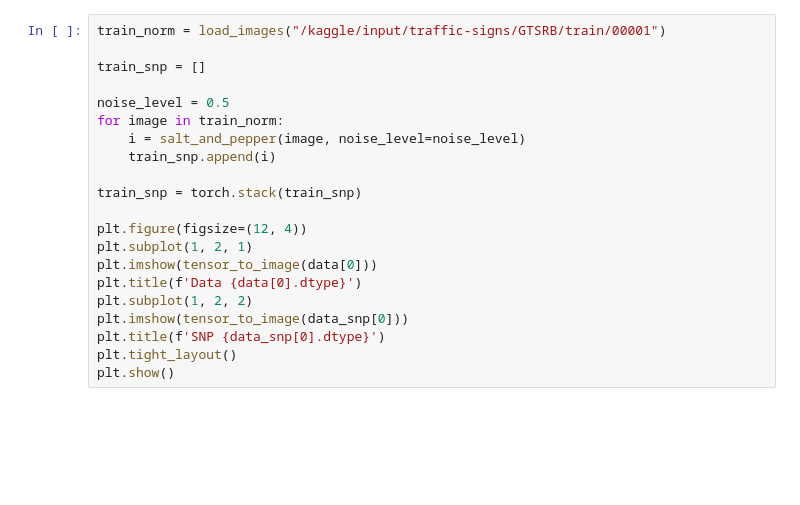
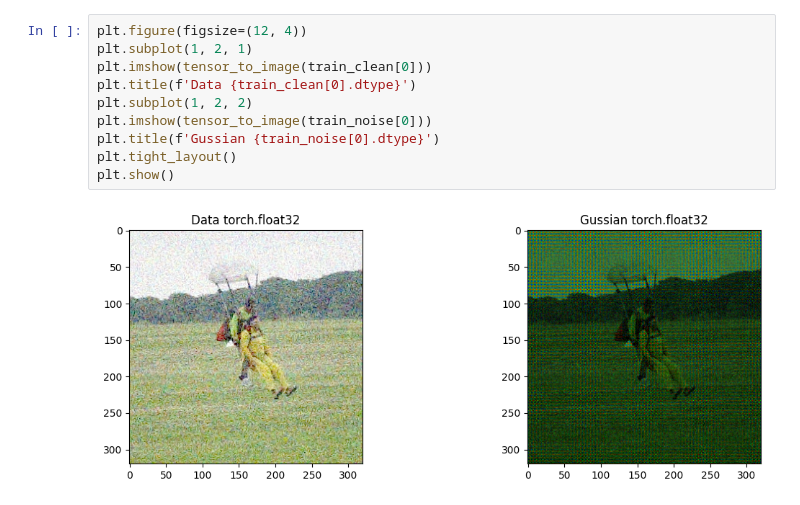
Before and after one commit to GustavMH/cfa-raw, a Jupyter notebook: notebooks/torch-unet.ipynb, the cells around one changed output. Drawn from its saved outputs; the diff is of its cells as text; blank space fills up the shorter version.

```diff
--- a/notebooks/torch-unet.ipynb
+++ b/notebooks/torch-unet.ipynb
@@ -182,22 +141,13 @@ class DenoisingAutoencoder(nn.Module):
 # %%
-train_norm = load_images("/kaggle/input/traffic-signs/GTSRB/train/00001")
-
-train_snp = []
-
-noise_level = 0.5
-for image in train_norm:
-    i = salt_and_pepper(image, noise_level=noise_level)
-    train_snp.append(i)
-
-train_snp = torch.stack(train_snp)
-
 plt.figure(figsize=(12, 4))
 plt.subplot(1, 2, 1)
-plt.imshow(tensor_to_image(data[0]))
-plt.title(f'Data {data[0].dtype}')
+plt.imshow(tensor_to_image(train_clean[0]))
+plt.title(f'Data {train_clean[0].dtype}')
 plt.subplot(1, 2, 2)
-plt.imshow(tensor_to_image(data_snp[0]))
-plt.title(f'SNP {data_snp[0].dtype}')
+plt.imshow(tensor_to_image(train_noise[0]))
+plt.title(f'Gussian {train_noise[0].dtype}')
 plt.tight_layout()
 plt.show()
+# %% [output]
+[figure, added]
 # %%
```
Also changed, not shown: parts of 10 cells of this notebook, 3 other files.
